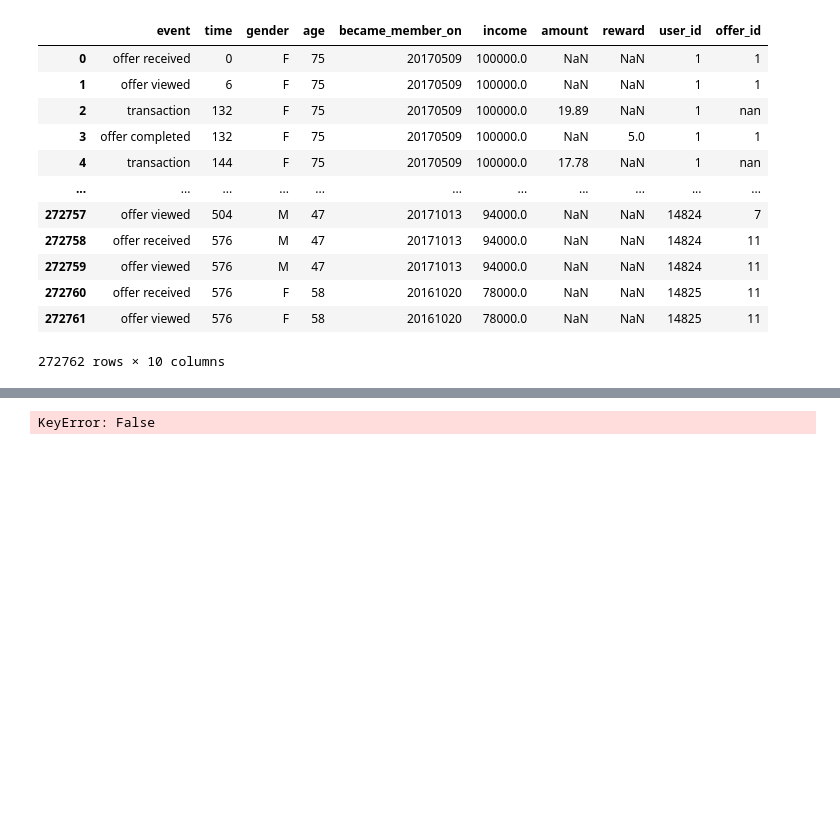
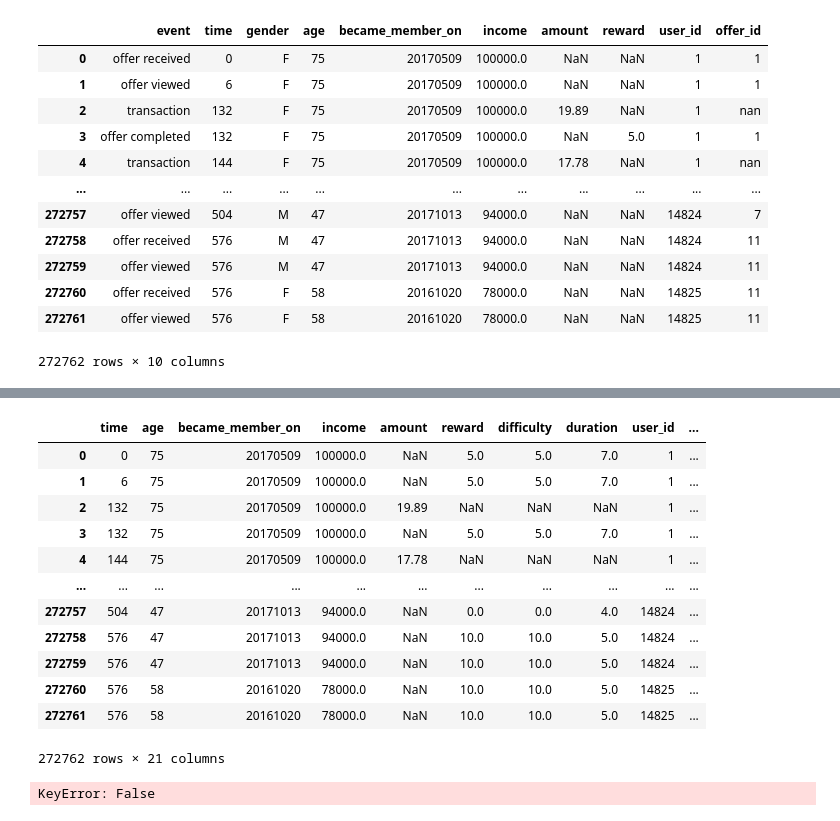
Before and after one commit to madkehl/Capstone, a Jupyter notebook: Starbucks Capstone .ipynb, the cells around one changed output, grey strips where cells are left out. Saved outputs shown, nothing was run; the diff lists cells and outputs as text; code cells hidden in the pictures; blank space fills up the shorter version.

Commit message:
feat: baseline data cleaning finished

```diff
--- a/Starbucks Capstone .ipynb
+++ b/Starbucks Capstone .ipynb
@@ -275,3 +275,23 @@ def create_dummy_df(df, cat_cols, dum_na):
         except:
             continue
     return new_df
+
+def list_to_cols(series):
+    '''
+    INPUT:
+    series consisting of a list
+
+    OUTPUT:
+    dataframe where items in the list are columns
+    '''
+    column_names = []
+    for i in series:
+        if isinstance(i, float) == False:
+            for n in i:
+                if n not in column_names:
+                    column_names.append(n)
+    df = pd.DataFrame(columns = column_names)
+    series = series.fillna('mk162rl8619')
+    for z in column_names:
+        df[z] = [1 if z in x else 0 for x in series]
+    return(df)
@@ -293,0 +298,3 @@ df.select_dtypes(include=['object'])
+# %%
+channels_df = list_to_cols(df['channels'])
+df = df.drop(['channels'],axis = 1)
@@ -294,3 +317,25 @@ df.select_dtypes(include=['object'])
+# %%
+for_cats_df = df.select_dtypes(include=['object'])
+for_cats_df = for_cats_df.drop(['offer_id'], axis = 1)
+
+cats_df = create_dummy_df(df, for_cats_df.columns, False)
+# %%
+new_df = pd.concat([cats_df, channels_df], axis = 1)
+new_df
+# %% [output]
+|  | time | age | became_member_on | income | amount | reward | difficulty | duration | user_id | ... |
+| 0 | 0 | 75 | 20170509 | 100000.0 | NaN | 5.0 | 5.0 | 7.0 | 1 | ... |
+| 1 | 6 | 75 | 20170509 | 100000.0 | NaN | 5.0 | 5.0 | 7.0 | 1 | ... |
+| 2 | 132 | 75 | 20170509 | 100000.0 | 19.89 | NaN | NaN | NaN | 1 | ... |
+| 3 | 132 | 75 | 20170509 | 100000.0 | NaN | 5.0 | 5.0 | 7.0 | 1 | ... |
+| 4 | 144 | 75 | 20170509 | 100000.0 | 17.78 | NaN | NaN | NaN | 1 | ... |
+| ... | ... | ... | ... | ... | ... | ... | ... | ... | ... | ... |
+| 272757 | 504 | 47 | 20171013 | 94000.0 | NaN | 0.0 | 0.0 | 4.0 | 14824 | ... |
+| 272758 | 576 | 47 | 20171013 | 94000.0 | NaN | 10.0 | 10.0 | 5.0 | 14824 | ... |
+| 272759 | 576 | 47 | 20171013 | 94000.0 | NaN | 10.0 | 10.0 | 5.0 | 14824 | ... |
+| 272760 | 576 | 58 | 20161020 | 78000.0 | NaN | 10.0 | 10.0 | 5.0 | 14825 | ... |
+| 272761 | 576 | 58 | 20161020 | 78000.0 | NaN | 10.0 | 10.0 | 5.0 | 14825 | ... |
+272762 rows × 21 columns
 # %%
 df_gb = df.groupby(['user_id', 'time'])
 # %%
```
Also changed, not shown: parts of 2 cells of this notebook, 1 other file.
